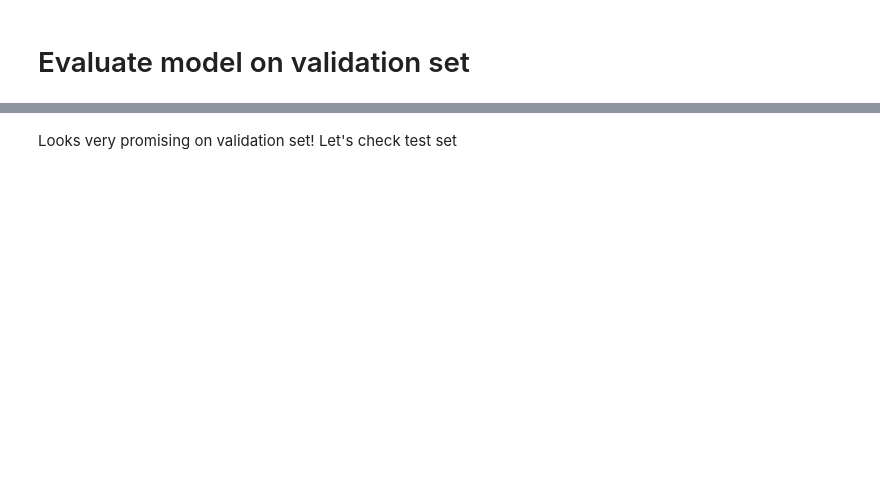
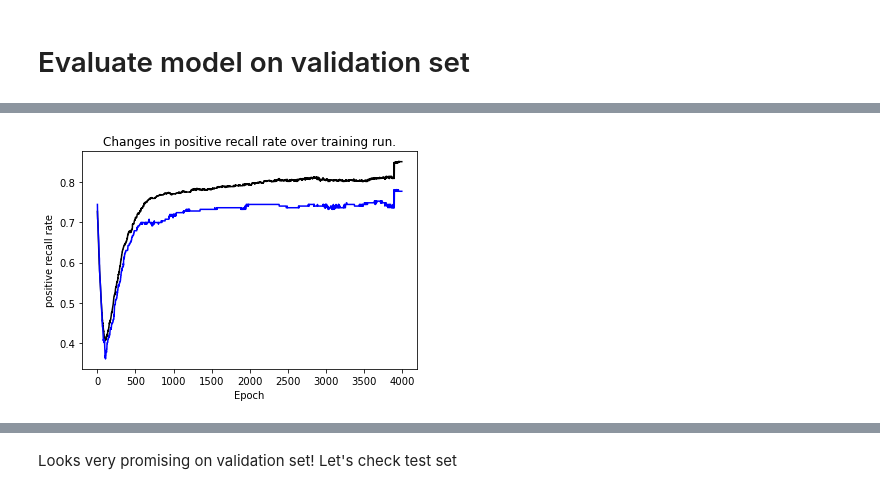
Before and after one commit to LingeJohnsen/Playlist-curator, a Jupyter notebook: Jazzy_training_notebook.ipynb, the cells around one changed output, grey strips where cells are left out. Cells and saved outputs as stored; diff of their text form; code cells hidden in the pictures; blank space fills up the shorter version.

```diff
--- a/Jazzy_training_notebook.ipynb
+++ b/Jazzy_training_notebook.ipynb
@@ -135,3 +194,3 @@ loss_train, precision_train, true_positives_train, true_negatives_train, false_p
 # %%
-loss_val, precision_val, true_positives_val, true_negatives_val, false_positives_val, false_negatives_val, auc_val = model.evaluate(X_val, y_val)
+learning_recall(jazz_model, True)
 # %% [output]
@@ -138,0 +198 @@ loss_val, precision_val, true_positives_val, true_negatives_val, false_positives
+[figure, added]
```
Also changed, not shown: parts of 26 cells of this notebook, 1 other file.
